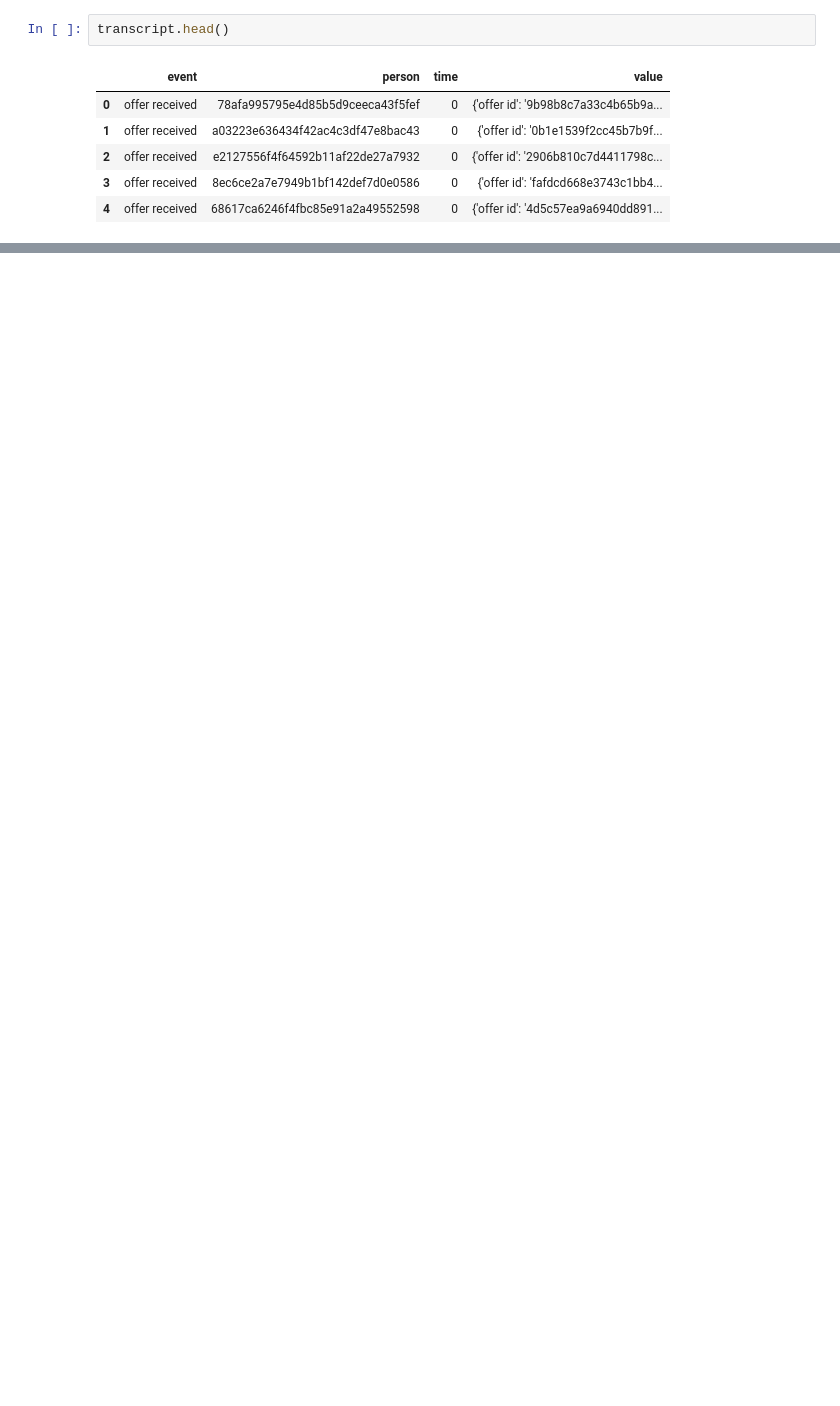
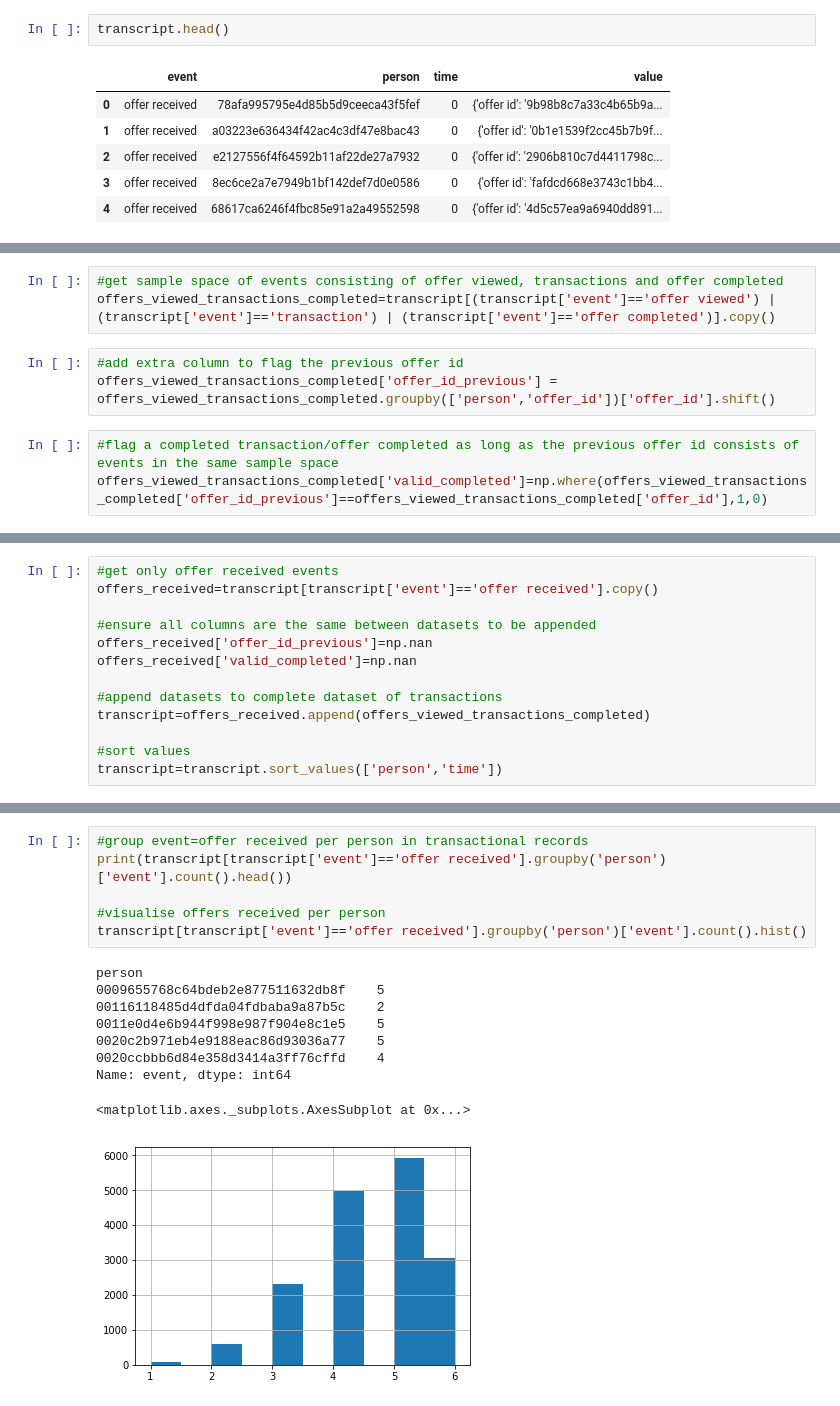
Before and after one commit to manish-kale/Udacity-DSND, a Jupyter notebook: projects/Capstone_Project_Starbucks/Starbucks_Capstone_notebook.ipynb, the cells around one changed output, grey strips where cells are left out. Cells and saved outputs as stored; diff of their text form; blank space fills up the shorter version.

```diff
--- a/projects/Capstone_Project_Starbucks/Starbucks_Capstone_notebook.ipynb
+++ b/projects/Capstone_Project_Starbucks/Starbucks_Capstone_notebook.ipynb
@@ -869,0 +494,9 @@ We also see that most of the customers are in clusters are in cluster 0, which s
+# %%
+#get sample space of events consisting of offer viewed, transactions and offer completed
+offers_viewed_transactions_completed=transcript[(transcript['event']=='offer viewed') | (transcript['event']=='transaction') | (transcript['event']=='offer completed')].copy()
+# %%
+#add extra column to flag the previous offer id
+offers_viewed_transactions_completed['offer_id_previous'] = offers_viewed_transactions_completed.groupby(['person','offer_id'])['offer_id'].shift()
+# %%
+#flag a completed transaction/offer completed as long as the previous offer id consists of events in the same sample space
+offers_viewed_transactions_completed['valid_completed']=np.where(offers_viewed_transactions_completed['offer_id_previous']==offers_viewed_transactions_completed['offer_id'],1,0)
@@ -869,0 +505,13 @@ We also see that most of the customers are in clusters are in cluster 0, which s
+# %%
+#get only offer received events
+offers_received=transcript[transcript['event']=='offer received'].copy()
+
+#ensure all columns are the same between datasets to be appended
+offers_received['offer_id_previous']=np.nan
+offers_received['valid_completed']=np.nan
+
+#append datasets to complete dataset of transactions
+transcript=offers_received.append(offers_viewed_transactions_completed)
+
+#sort values
+transcript=transcript.sort_values(['person','time'])
@@ -869,0 +837,16 @@ We also see that most of the customers are in clusters are in cluster 0, which s
+# %%
+#group event=offer received per person in transactional records
+print(transcript[transcript['event']=='offer received'].groupby('person')['event'].count().head())
+
+#visualise offers received per person
+transcript[transcript['event']=='offer received'].groupby('person')['event'].count().hist()
+# %% [output]
+person
+0009655768c64bdeb2e877511632db8f    5
+00116118485d4dfda04fdbaba9a87b5c    2
+0011e0d4e6b944f998e987f904e8c1e5    5
+0020c2b971eb4e9188eac86d93036a77    5
+0020ccbbb6d84e358d3414a3ff76cffd    4
+Name: event, dtype: int64
+<matplotlib.axes._subplots.AxesSubplot at 0x...>
+[figure, added]
```
Also changed, not shown: parts of 298 cells of this notebook, 3 other files.
